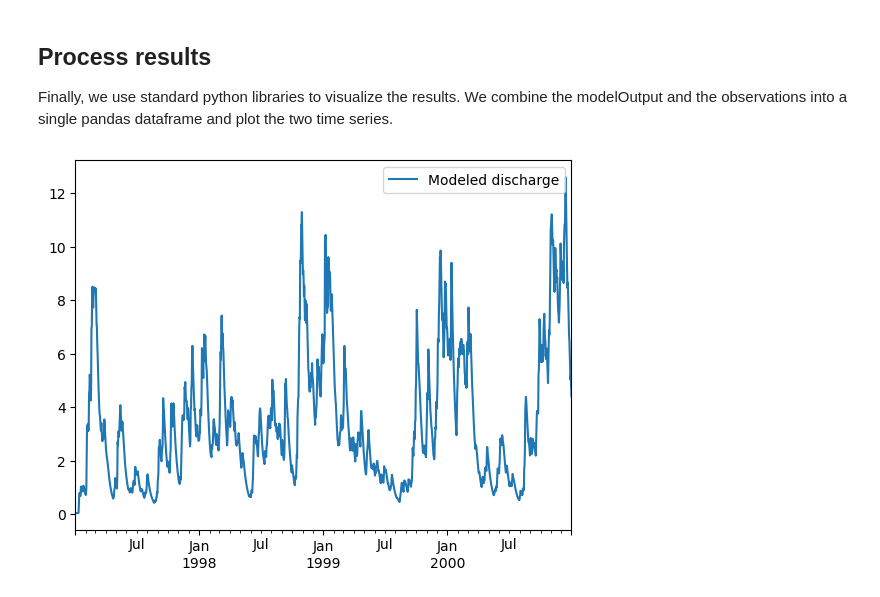
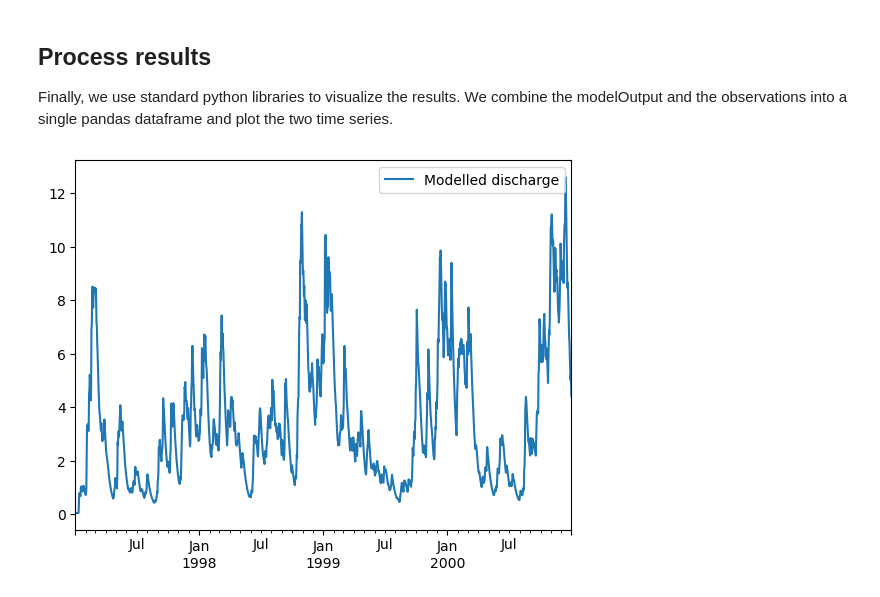
Before and after one commit to eWaterCycle/eurocsdms_workshop, a Jupyter notebook: book/oneModel/example_model_run_HBV.ipynb, the cells around one changed output. Saved outputs shown, nothing was run; the diff lists cells and outputs as text; code cells hidden in the pictures.

```diff
--- a/book/oneModel/example_model_run_HBV.ipynb
+++ b/book/oneModel/example_model_run_HBV.ipynb
@@ -112,7 +118,7 @@ For both caravan and ERA5 based forcing, only one of the three options provided
 # camelsgb_forcing = ewatercycle.forcing.sources['CaravanForcing'].load(directory = forcing_path_caravan)
 
 # option three: load data someone else generated
-camelsgb_forcing = ewatercycle.forcing.sources['CaravanForcing'].load(directory = example_forcing_path_caravan)
+camelsgb_forcing = ewatercycle.forcing.sources['CaravanForcing'].load(directory=forcing_path_caravan)
 # %%
 print(camelsgb_forcing)
 # %% [output]
@@ -155,7 +162,7 @@ caravan_observation_df.plot()
 # ERA5_forcing = ewatercycle.forcing.sources["LumpedMakkinkForcing"].load(directory=load_location)
 
 # option three: load data someone else generated for you
-load_location = example_forcing_path_ERA5 / "work" / "diagnostic" / "script" #this is needed because ERA5 forcing data is stored deep in a sub-directory
+load_location = forcing_path_ERA5 / "work" / "diagnostic" / "script" #this is needed because ERA5 forcing data is stored deep in a sub-directory
 ERA5_forcing = ewatercycle.forcing.sources["LumpedMakkinkForcing"].load(directory=load_location)
 # %% [markdown]
 ## Load parameters from calibration
@@ -219,11 +226,11 @@ model.finalize()
 ## Process results
 Finally, we use standard python libraries to visualize the results. We combine the modelOutput and the observations into a single pandas dataframe and plot the two time series.
 # %%
-modelOutput = pd.DataFrame(data=Q_m,columns=["Modeled discharge"],index=time)
+model_output = pd.DataFrame(data=Q_m,columns=["Modelled discharge"],index=time)
 # %%
 fig, ax = plt.subplots(1,1)
-modelOutput.plot(ax=ax,label="Modeled discharge HBV-bmi")
+model_output.plot(ax=ax,label="Modelled discharge HBV-bmi")
 ax.legend(bbox_to_anchor=(1,1));
 # %% [output]
-[figure, old version]
+[figure, new version]
 # %%
```
Also changed, not shown: parts of 10 cells of this notebook.
